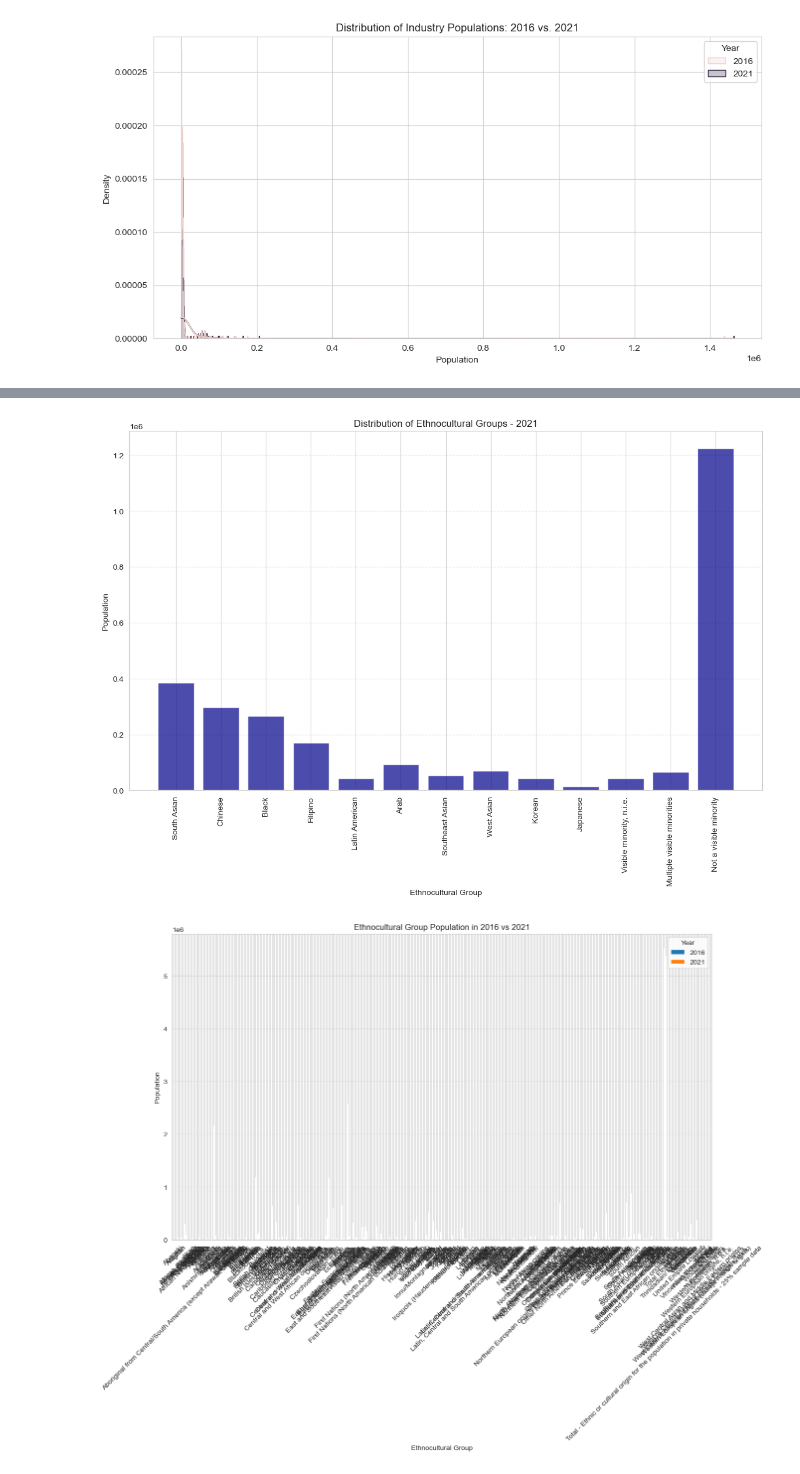
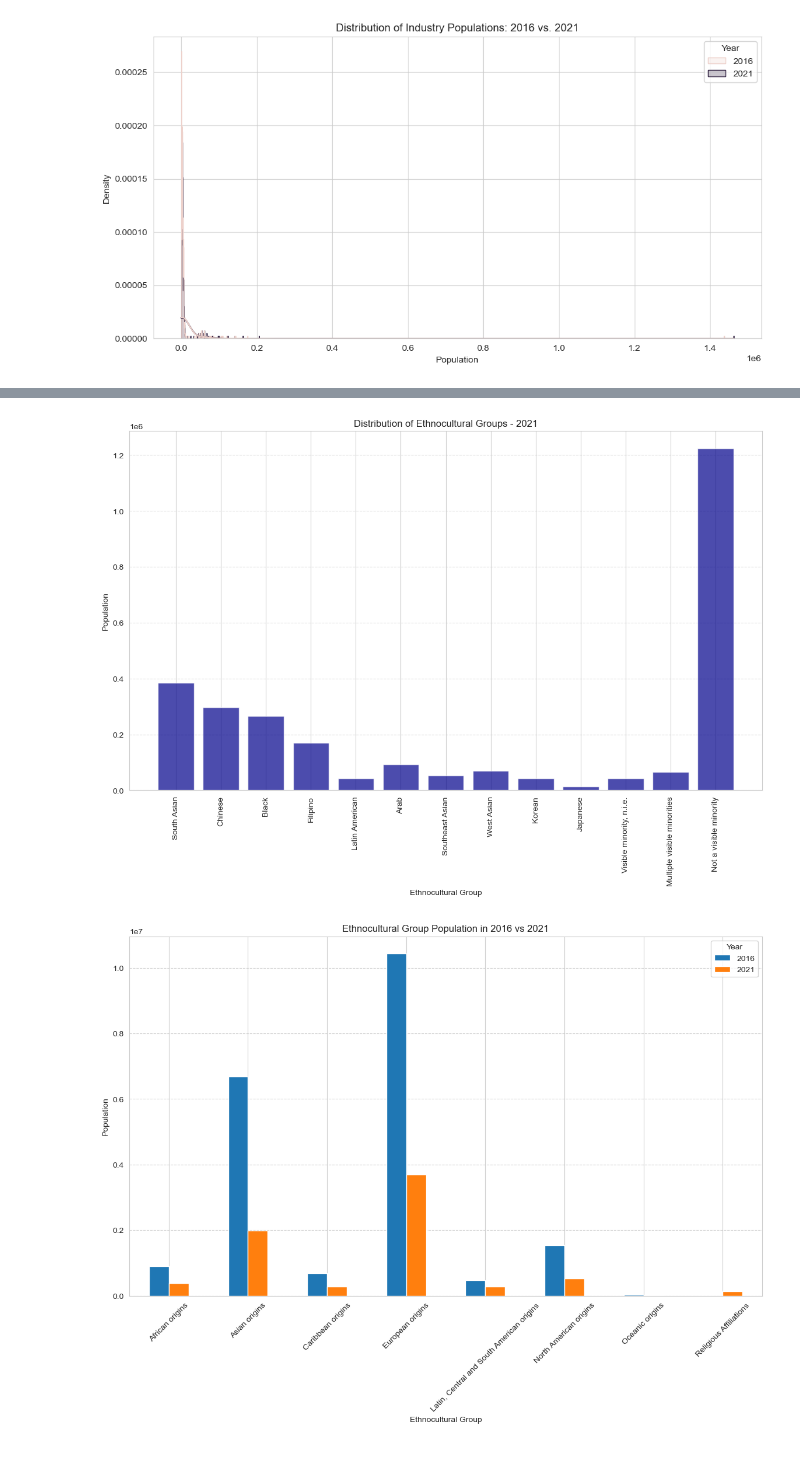
Before and after one commit to tinatrinh8/Data-Science-Gentrification-Study, a Jupyter notebook: Phase4/DataMining.ipynb, the cells around one changed output, grey strips where cells are left out. Drawn from its saved outputs; the diff is of its cells as text; code cells hidden in the pictures.

Commit message:
plotted and preprocessed ethnocultural

```diff
--- a/Phase4/DataMining.ipynb
+++ b/Phase4/DataMining.ipynb
@@ -1003,32 +1509,33 @@ plt.ylabel('Population')
 plt.xticks(rotation=90)
 plt.grid(axis='y', linestyle='--', alpha=0.7)
 plt.show()
 
 ethnocultural_groups_detailed = ['South Asian', 'Chinese', 'Black', 'Filipino', 'Latin American', 'Arab', 'Southeast Asian', 'West Asian', 'Korean', 'Japanese', 'Visible minority, n.i.e.', 'Multiple visible minorities', 'Not a visible minority']
 population_per_group_2021 = [385445, 296225, 265005, 170350, 42040, 92460, 53900, 69315, 42195, 13215, 42435, 64700, 1224000]  # Example populations
 
 # Plotting the distribution of ethnocultural groups for 2021
 plt.figure(figsize=(14, 8))
 plt.bar(ethnocultural_groups_detailed, population_per_group_2021, color='darkblue', alpha=0.7)
 plt.title('Distribution of Ethnocultural Groups - 2021')
 plt.xlabel('Ethnocultural Group')
 plt.ylabel('Population')
 plt.xticks(rotation=90)
 plt.grid(axis='y', linestyle='--', alpha=0.7)
 plt.show()
 
 # Ethnocultural Group Population in 2016 vs 2021 (MIGHT NOT BE USEABLE AS UNREADABLE)
-aggregated_data = Ethnocultural.groupby(['Ethnoculture', 'Year'])['Population'].sum().unstack()
+aggregated_data = Ethnocultural.groupby(['ethnic_group', 'Year'])['Population'].sum().unstack()
+
 
 # Visualization with a bar chart for each year
 aggregated_data.plot(kind='bar', figsize=(14, 8), title='Ethnocultural Group Population in 2016 vs 2021')
 plt.xlabel('Ethnocultural Group')
 plt.ylabel('Population')
 plt.xticks(rotation=45)
 plt.grid(axis='y', linestyle='--')
 plt.legend(title='Year')
 plt.show()
 # %% [output]
 [figure]
 [figure]
-[figure, old version]
+[figure, new version]
```
Also changed, not shown: parts of 40 cells of this notebook.
